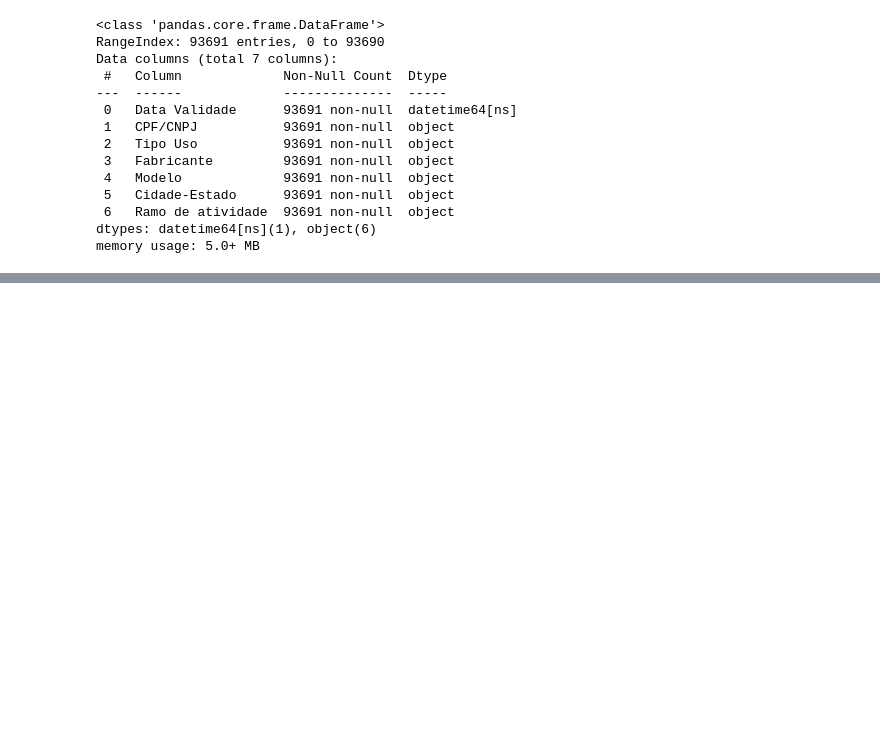
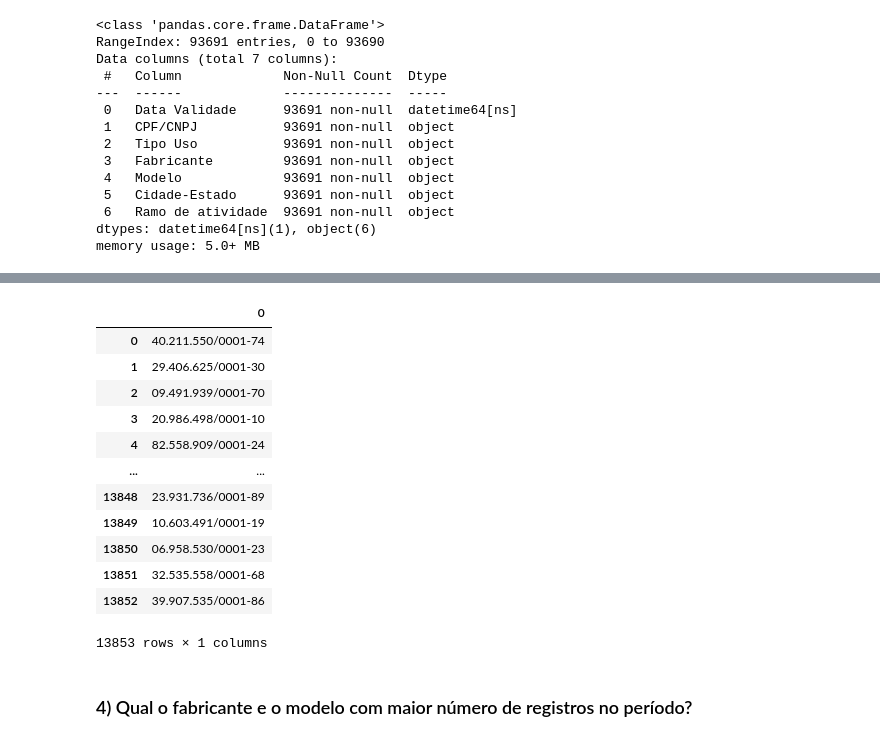
Before and after one commit to FabianoBellam/RPAs_Registration_in_Brazil, a Jupyter notebook: Projeto_01_Drones_Brasil.ipynb, the cells around one changed output, grey strips where cells are left out. Drawn from its saved outputs; the diff is of its cells as text; code cells hidden in the pictures; blank space fills up the shorter version.

```diff
--- a/Projeto_01_Drones_Brasil.ipynb
+++ b/Projeto_01_Drones_Brasil.ipynb
@@ -213,0 +254,20 @@ memory usage: 5.0+ MB
+# %%
+#transformando a variável 'cnpj' em um data frame e dando um display
+cnpj_df = pd.DataFrame(cnpj)
+display(cnpj_df)
+# %% [output]
+|  | 0 |
+| 0 | 40.211.550/0001-74 |
+| 1 | 29.406.625/0001-30 |
+| 2 | 09.491.939/0001-70 |
+| 3 | 20.986.498/0001-10 |
+| 4 | 82.558.909/0001-24 |
+| ... | ... |
+| 13848 | 23.931.736/0001-89 |
+| 13849 | 10.603.491/0001-19 |
+| 13850 | 06.958.530/0001-23 |
+| 13851 | 32.535.558/0001-68 |
+| 13852 | 39.907.535/0001-86 |
+13853 rows × 1 columns
+# %% [markdown]
+### 4) Qual o fabricante e o modelo com maior número de registros no período?
```
Also changed, not shown: parts of 26 cells of this notebook.
